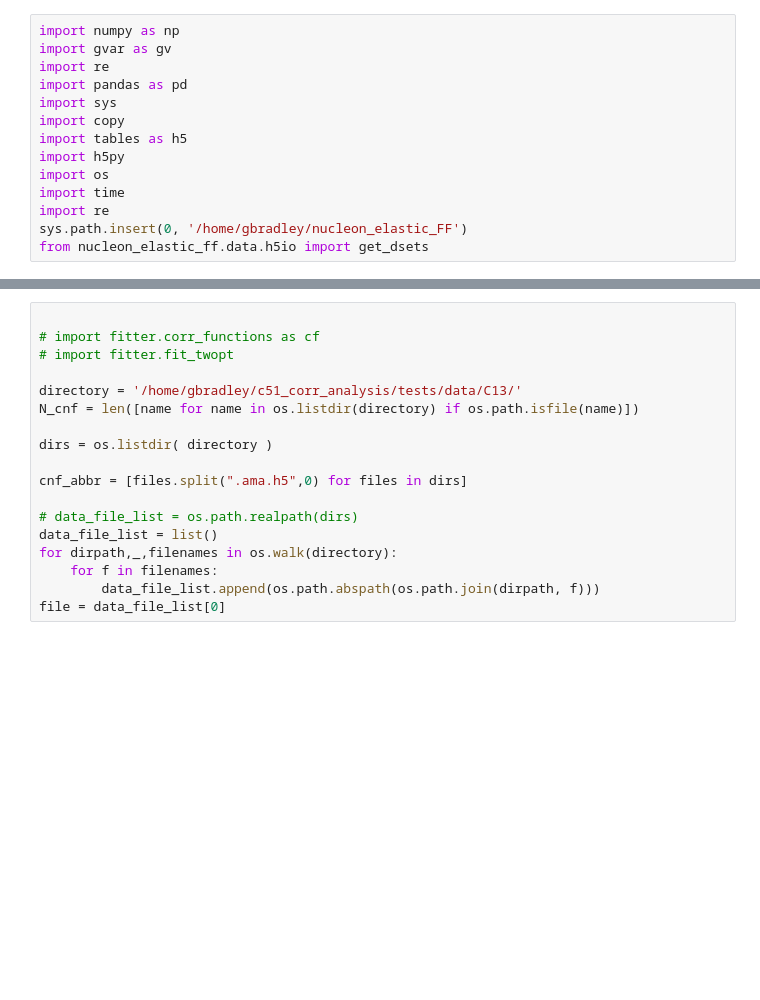
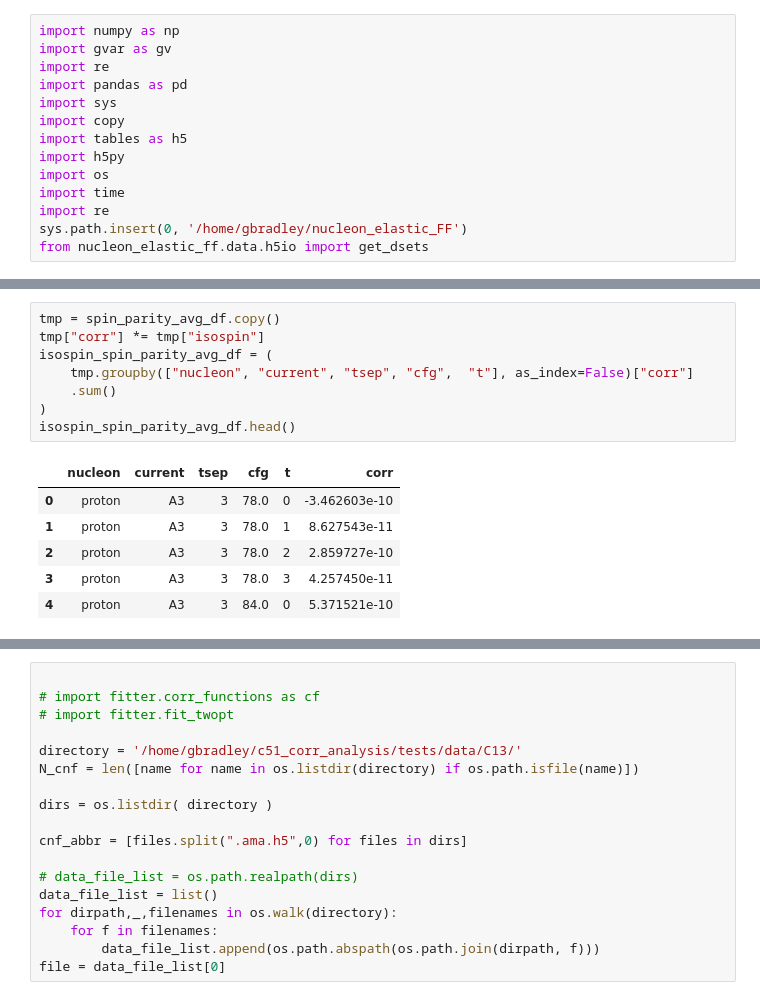
Before and after one commit to gb-lanl/c51_corr_analysis, a Jupyter notebook: src/fitter/lanl_data.ipynb, the cells around one changed output, grey strips where cells are left out. Drawn from its saved outputs; the diff is of its cells as text; blank space fills up the shorter version.

```diff
--- a/src/fitter/lanl_data.ipynb
+++ b/src/fitter/lanl_data.ipynb
@@ -14,0 +141,15 @@ from nucleon_elastic_ff.data.h5io import get_dsets
+# %%
+tmp = spin_parity_avg_df.copy()
+tmp["corr"] *= tmp["isospin"]
+isospin_spin_parity_avg_df = (
+    tmp.groupby(["nucleon", "current", "tsep", "cfg",  "t"], as_index=False)["corr"]
+    .sum()
+)
+isospin_spin_parity_avg_df.head()
+# %% [output]
+|  | nucleon | current | tsep | cfg | t | corr |
+| 0 | proton | A3 | 3 | 78.0 | 0 | -3.462603e-10 |
+| 1 | proton | A3 | 3 | 78.0 | 1 | 8.627543e-11 |
+| 2 | proton | A3 | 3 | 78.0 | 2 | 2.859727e-10 |
+| 3 | proton | A3 | 3 | 78.0 | 3 | 4.257450e-11 |
+| 4 | proton | A3 | 3 | 84.0 | 0 | 5.371521e-10 |
```
Also changed, not shown: parts of 11 cells of this notebook, 6 other files.
